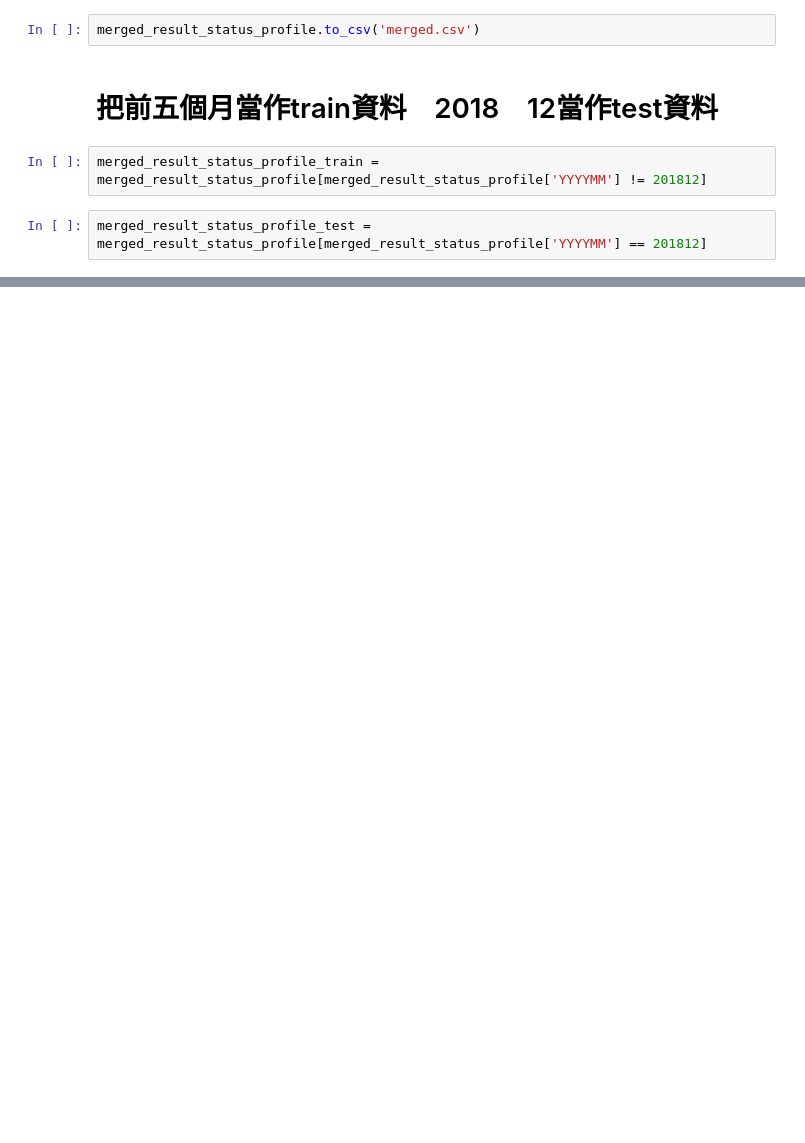
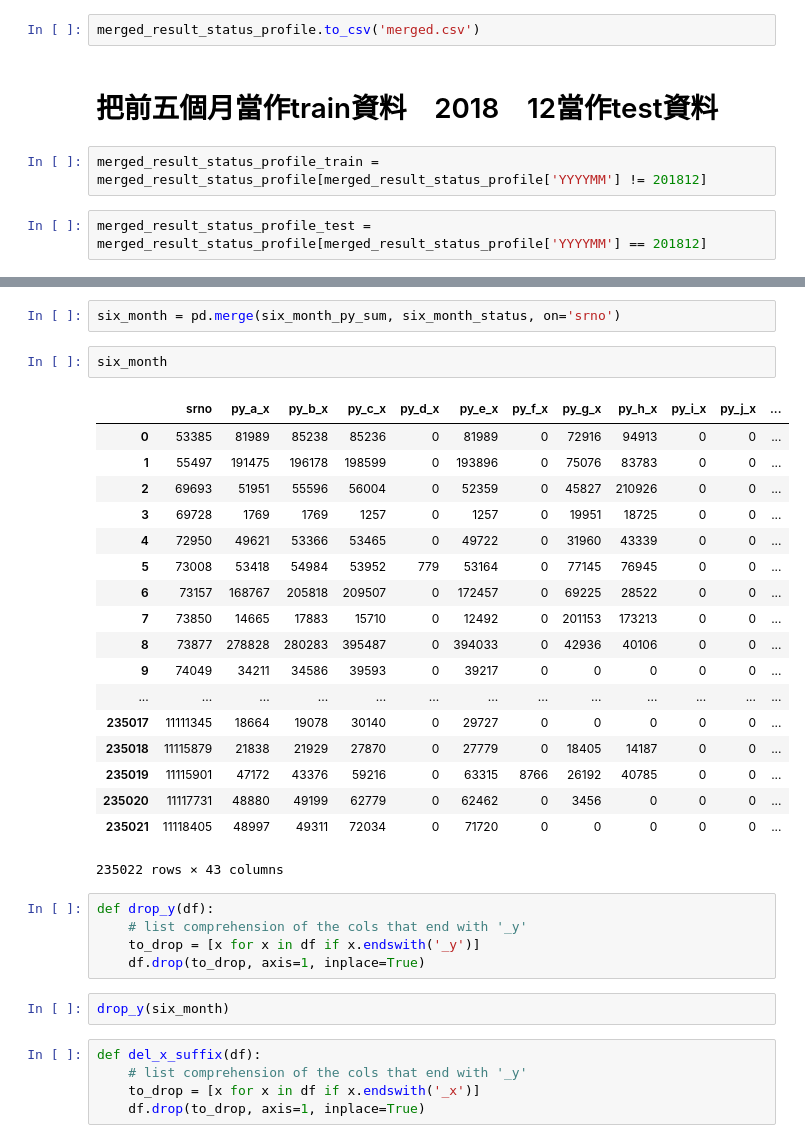
Before and after one commit to GISH123/2nd-Business-Model-and-Big-Data-Competition, a Jupyter notebook: Preprocessing/read_file_and_data_preprocessing.ipynb, the cells around one changed output, grey strips where cells are left out. Saved outputs shown, nothing was run; the diff lists cells and outputs as text; blank space fills up the shorter version.

```diff
--- a/Preprocessing/read_file_and_data_preprocessing.ipynb
+++ b/Preprocessing/read_file_and_data_preprocessing.ipynb
@@ -417,0 +477,35 @@ merged_result_status_profile_test = merged_result_status_profile[merged_result_s
+# %%
+six_month = pd.merge(six_month_py_sum, six_month_status, on='srno')
+# %%
+six_month
+# %% [output]
+|  | srno | py_a_x | py_b_x | py_c_x | py_d_x | py_e_x | py_f_x | py_g_x | py_h_x | py_i_x | py_j_x | ... |
+| 0 | 53385 | 81989 | 85238 | 85236 | 0 | 81989 | 0 | 72916 | 94913 | 0 | 0 | ... |
+| 1 | 55497 | 191475 | 196178 | 198599 | 0 | 193896 | 0 | 75076 | 83783 | 0 | 0 | ... |
+| 2 | 69693 | 51951 | 55596 | 56004 | 0 | 52359 | 0 | 45827 | 210926 | 0 | 0 | ... |
+| 3 | 69728 | 1769 | 1769 | 1257 | 0 | 1257 | 0 | 19951 | 18725 | 0 | 0 | ... |
+| 4 | 72950 | 49621 | 53366 | 53465 | 0 | 49722 | 0 | 31960 | 43339 | 0 | 0 | ... |
+| 5 | 73008 | 53418 | 54984 | 53952 | 779 | 53164 | 0 | 77145 | 76945 | 0 | 0 | ... |
+| 6 | 73157 | 168767 | 205818 | 209507 | 0 | 172457 | 0 | 69225 | 28522 | 0 | 0 | ... |
+| 7 | 73850 | 14665 | 17883 | 15710 | 0 | 12492 | 0 | 201153 | 173213 | 0 | 0 | ... |
+| 8 | 73877 | 278828 | 280283 | 395487 | 0 | 394033 | 0 | 42936 | 40106 | 0 | 0 | ... |
+| 9 | 74049 | 34211 | 34586 | 39593 | 0 | 39217 | 0 | 0 | 0 | 0 | 0 | ... |
+| ... | ... | ... | ... | ... | ... | ... | ... | ... | ... | ... | ... | ... |
+| 235017 | 11111345 | 18664 | 19078 | 30140 | 0 | 29727 | 0 | 0 | 0 | 0 | 0 | ... |
+| 235018 | 11115879 | 21838 | 21929 | 27870 | 0 | 27779 | 0 | 18405 | 14187 | 0 | 0 | ... |
+| 235019 | 11115901 | 47172 | 43376 | 59216 | 0 | 63315 | 8766 | 26192 | 40785 | 0 | 0 | ... |
+| 235020 | 11117731 | 48880 | 49199 | 62779 | 0 | 62462 | 0 | 3456 | 0 | 0 | 0 | ... |
+| 235021 | 11118405 | 48997 | 49311 | 72034 | 0 | 71720 | 0 | 0 | 0 | 0 | 0 | ... |
+235022 rows × 43 columns
+# %%
+def drop_y(df):
+    # list comprehension of the cols that end with '_y'
+    to_drop = [x for x in df if x.endswith('_y')]
+    df.drop(to_drop, axis=1, inplace=True)
+# %%
+drop_y(six_month)
+# %%
+def del_x_suffix(df):
+    # list comprehension of the cols that end with '_y'
+    to_drop = [x for x in df if x.endswith('_x')]
+    df.drop(to_drop, axis=1, inplace=True)
```
Also changed, not shown: parts of 10 cells of this notebook.
